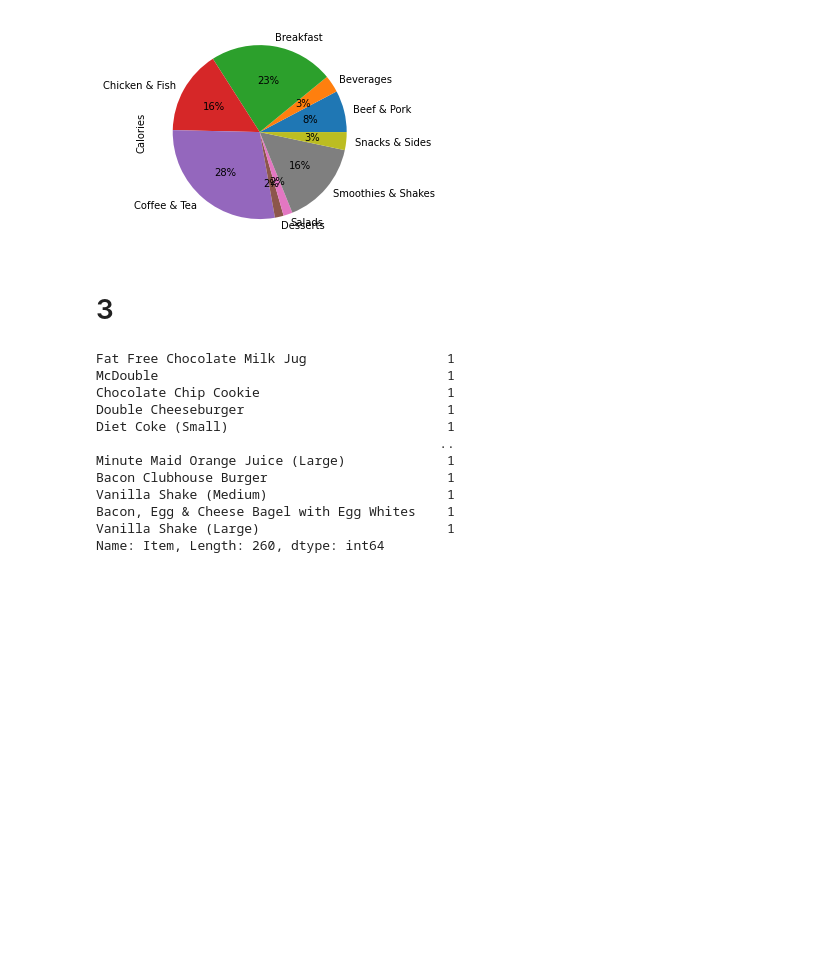
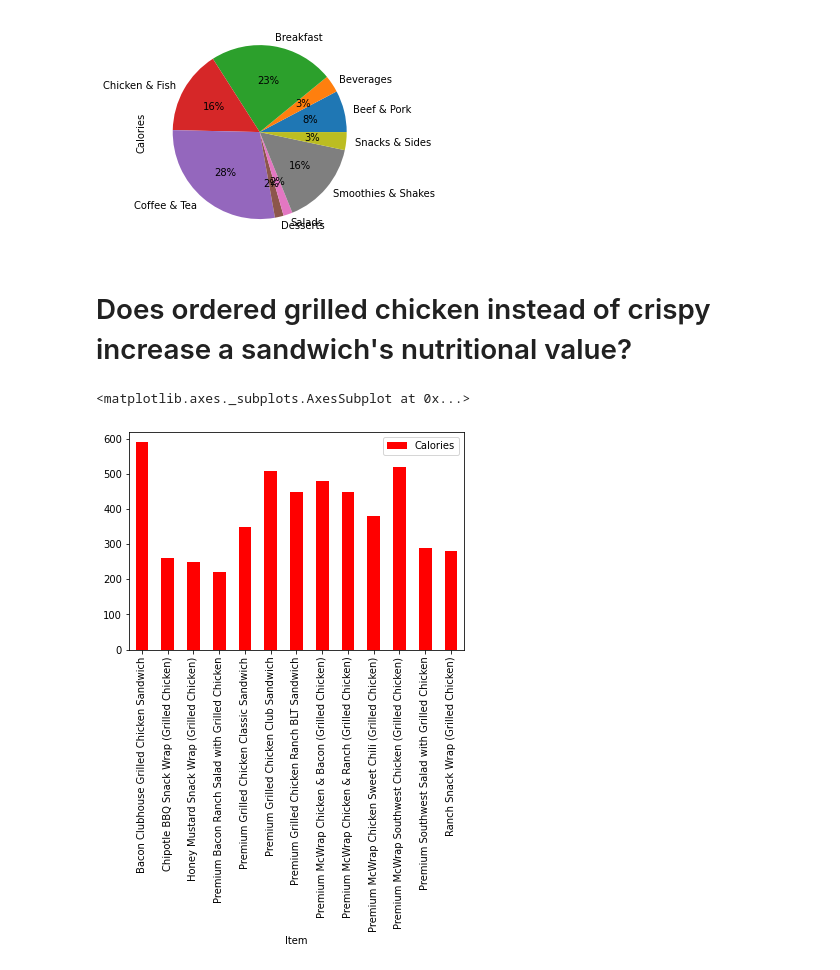
Before and after one commit to setyo-dwi-pratama/FGA-DTS-KOMINFO-Challenge, a Jupyter notebook: McDonaldsMenu.ipynb, the cells around one changed output. Drawn from its saved outputs; the diff is of its cells as text; code cells hidden in the pictures; blank space fills up the shorter version.

```diff
--- a/McDonaldsMenu.ipynb
+++ b/McDonaldsMenu.ipynb
@@ -251,20 +251,15 @@ Count_drink['Calories'].plot.pie(autopct='%.0f%%')
 # %% [output]
 <matplotlib.axes._subplots.AxesSubplot at 0x...>
 [figure]
-# %% [markdown]
-# 3
-# %%
-df['Item'].value_counts()
-# %% [output]
-Fat Free Chocolate Milk Jug                  1
-McDouble                                     1
-Chocolate Chip Cookie                        1
-Double Cheeseburger                          1
-Diet Coke (Small)                            1
-                                            ..
-Minute Maid Orange Juice (Large)             1
-Bacon Clubhouse Burger                       1
-Vanilla Shake (Medium)                       1
-Bacon, Egg & Cheese Bagel with Egg Whites    1
-Vanilla Shake (Large)                        1
-Name: Item, Length: 260, dtype: int64
+# %% [markdown]
+# Does ordered grilled chicken instead of crispy increase a sandwich's nutritional value?
+# %%
+grilled = df[df['Item'].str.contains('Grilled')].reset_index(drop=True)
+grilled_sandwich = grilled[grilled['Item'].str.contains('Sandwich')].reset_index(drop=True)
+crispy = df[df['Item'].str.contains('Crispy')].reset_index(drop=True)
+crispy_sandwich = crispy[crispy['Item'].str.contains('Sandwich')].reset_index(drop=True)
+# %%
+grilled.pivot_table('Calories','Item').plot(kind='bar',stacked=True,color='r')
+# %% [output]
+<matplotlib.axes._subplots.AxesSubplot at 0x...>
+[figure, added]
```
Also changed, not shown: parts of 9 cells of this notebook.
